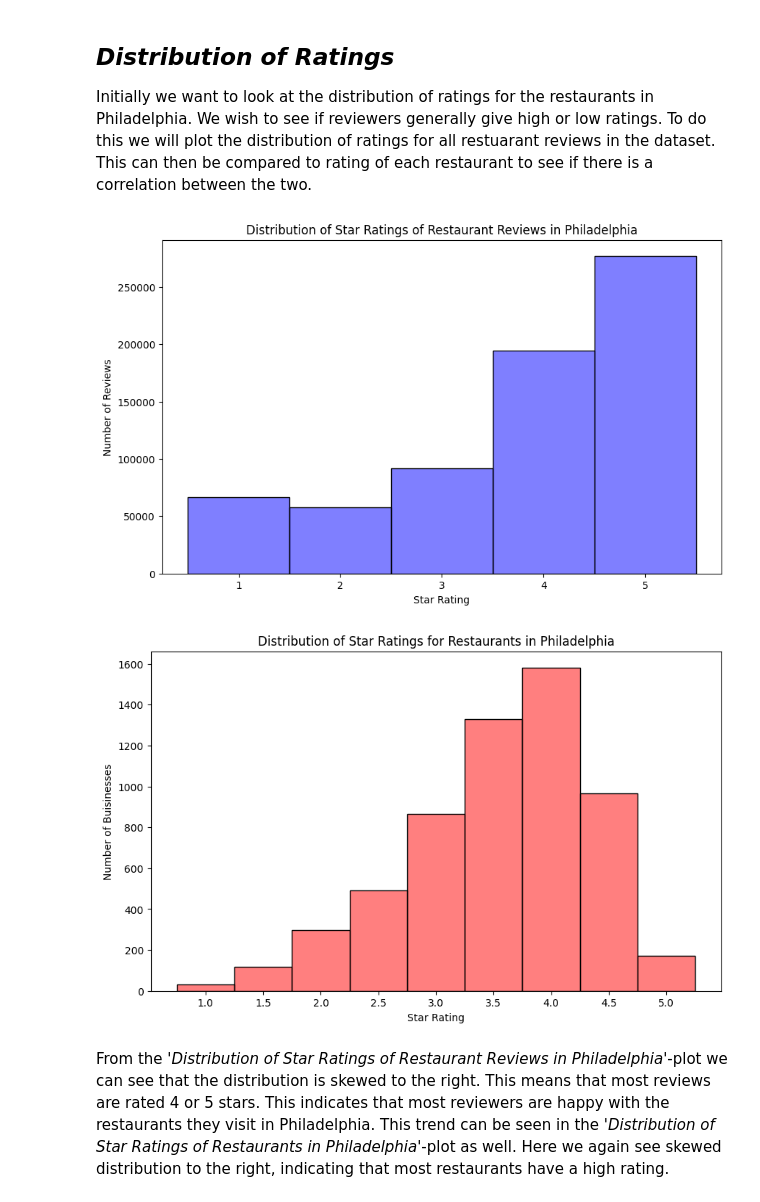
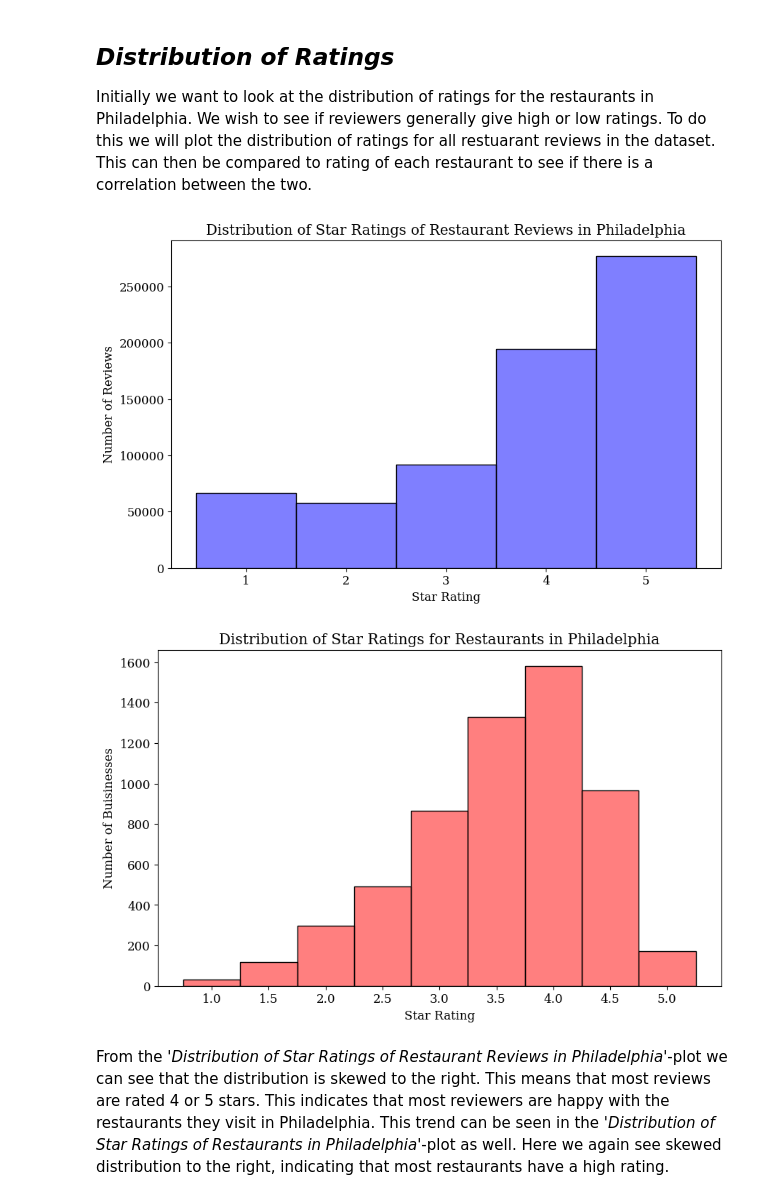
Before and after one commit to SorenLKuhl/SorenLKuhl.github.io, a Jupyter notebook: notebooks/explainer.ipynb, the cells around one changed output. Drawn from its saved outputs; the diff is of its cells as text; code cells hidden in the pictures.

```diff
--- a/notebooks/explainer.ipynb
+++ b/notebooks/explainer.ipynb
@@ -3,6 +3,9 @@ import numpy as np
 import matplotlib.pyplot as plt
 import seaborn as sns
 import pandas as pd
+
+plt.rcParams['font.family'] = 'serif'
+plt.rcParams['font.size'] = 12
 # %% [markdown]
 # Yelp Reviews and Restaurants
 
@@ -84,21 +87,21 @@ We see that we have just under 700.000 reviews of restaurants in Philadelphia
 ## *Distribution of Ratings*
 Initially we want to look at the distribution of ratings for the restaurants in Philadelphia. We wish to see if reviewers generally give high or low ratings. To do this we will plot the distribution of ratings for all restuarant reviews in the dataset. This can then be compared to rating of each restaurant to see if there is a correlation between the two.
 # %%
-df = pd.read_csv('../../philadelphia_restaurant_reviews.csv')
-df_businesses = pd.read_json('../../yelp_academic_dataset_business.json', lines=True)
+df = pd.read_json('../data/philadelphia_restaurant_reviews.json', lines=True)
+df_businesses = pd.read_json('../data/yelp_academic_dataset_business.json', lines=True)
 df_businesses = df_businesses[df_businesses['city'] == 'Philadelphia']
 # Filter the businesses to only include restaurants
 df_businesses = df_businesses[df_businesses['categories'].str.contains('Restaurants', na=False)]
 # Histogram of the number of reviews per star rating
 plt.figure(figsize=(10, 6))
 sns.histplot(df['stars'], bins=5, color='blue', alpha=0.5, label='Star Rating', discrete=True)
 plt.xticks([1, 2, 3, 4, 5])  # Ensure ticks are at the center of each bar
 plt.xlabel('Star Rating')
 plt.ylabel('Number of Reviews')
 plt.title('Distribution of Star Ratings of Restaurant Reviews in Philadelphia')
 plt.show()
 # %% [output]
-[figure, old version]
+[figure, new version]
 # %%
 bin_width = 0.5
 min_star = df_businesses['stars'].min()
@@ -115,7 +118,7 @@ plt.ylabel('Number of Buisinesses')
 plt.title('Distribution of Star Ratings for Restaurants in Philadelphia')
 plt.show()
 # %% [output]
-[figure, old version]
+[figure, new version]
 # %% [markdown]
 From the '*Distribution of Star Ratings of Restaurant Reviews in Philadelphia*'-plot we can see that the distribution is skewed to the right. This means that most reviews are rated 4 or 5 stars. This indicates that most reviewers are happy with the restaurants they visit in Philadelphia. This trend can be seen in the '*Distribution of Star Ratings of Restaurants in Philadelphia*'-plot as well. Here we again see skewed distribution to the right, indicating that most restaurants have a high rating.
 # %% [markdown]
```
Also changed, not shown: parts of 7 cells of this notebook, 2 other files.
